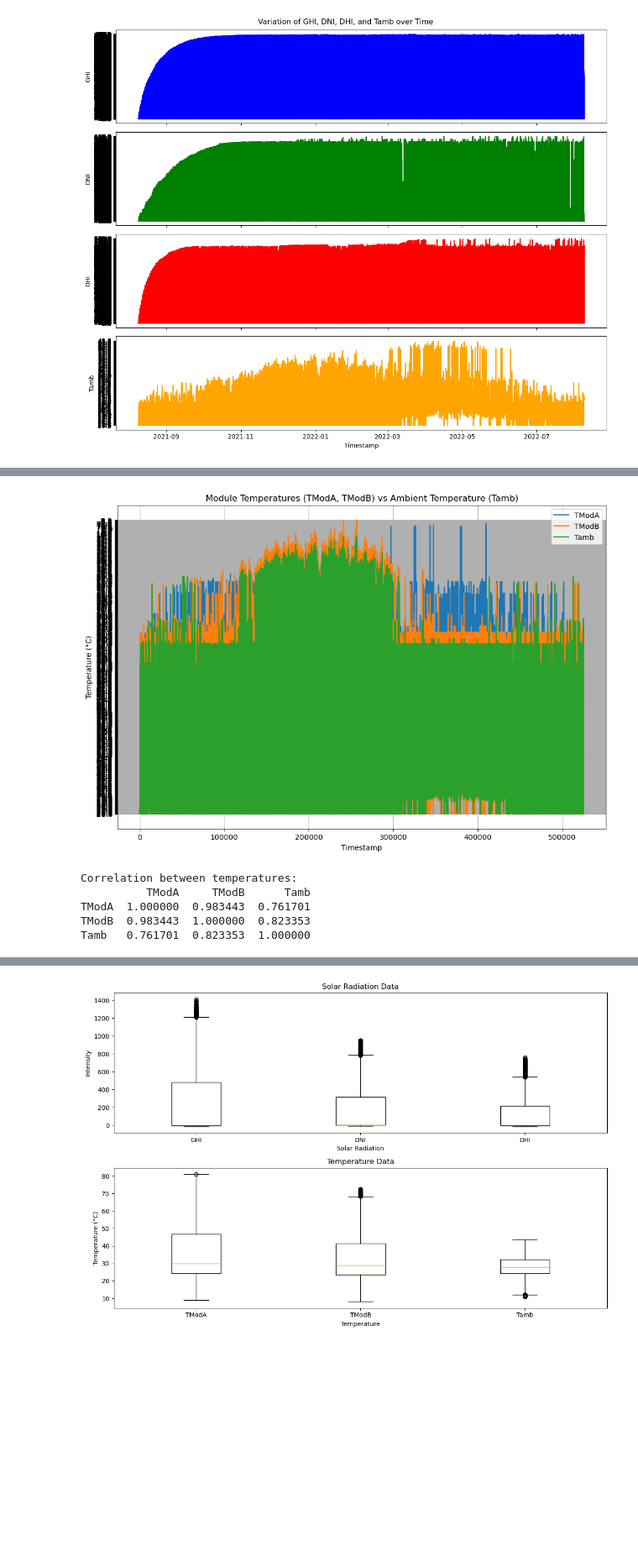
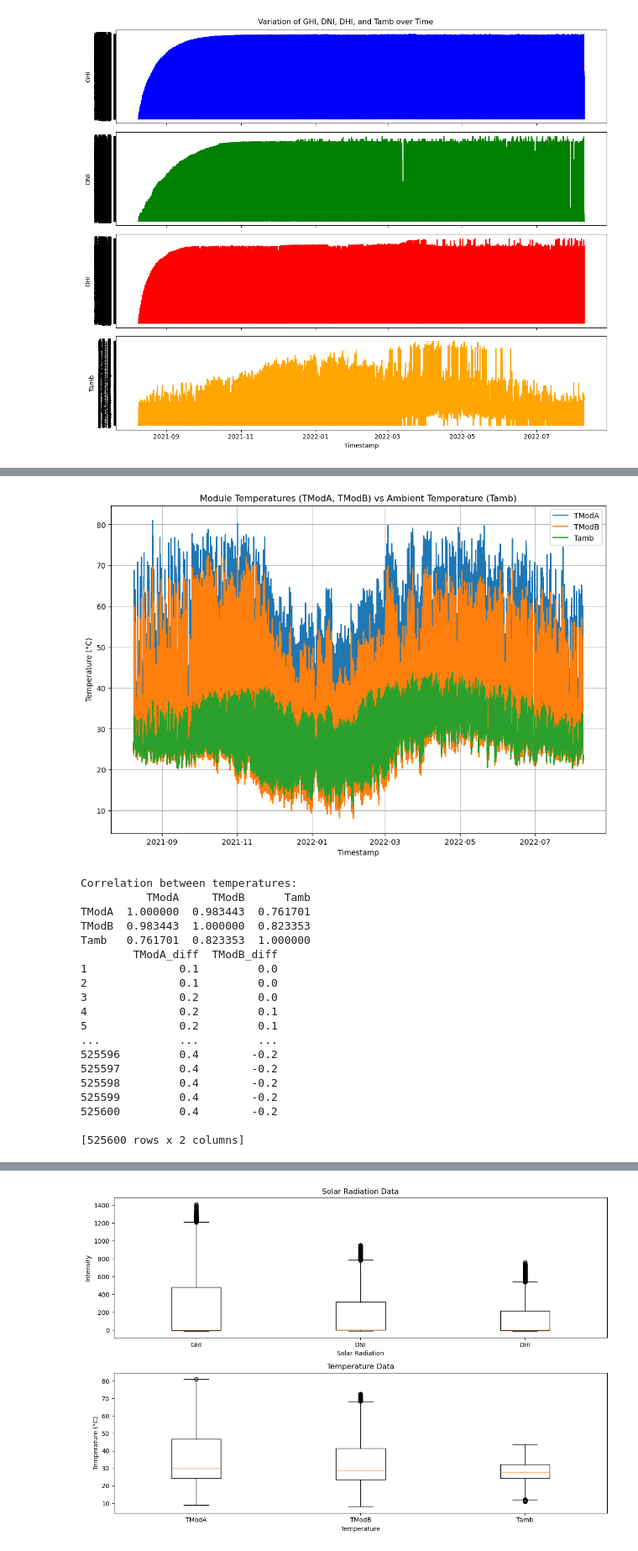
Before and after one commit to Yaadee/10-Academy-week-0, a Jupyter notebook: notebooks/EDA.ipynb, the cells around one changed output, grey strips where cells are left out. Shown at 84% size. Cells and saved outputs as stored; diff of their text form; code cells hidden in the pictures; blank space fills up the shorter version.

Commit message:
EDA for benin one city done

```diff
--- a/notebooks/EDA.ipynb
+++ b/notebooks/EDA.ipynb
@@ -142,11 +147,13 @@ wsstdev_data = pd.to_numeric(data_Benin_malanville['WSstdev'], errors='coerce').
 wd_data = pd.to_numeric(data_Benin_malanville['WD'], errors='coerce').dropna().to_numpy()
 wdstdev_data = pd.to_numeric(data_Benin_malanville['WDstdev'], errors='coerce').dropna().to_numpy()
 
+data_Benin_malanville = data_Benin_malanville[data_Benin_malanville['Timestamp'] != 'yyyy-mm-dd hh:mm']
+data_Benin_malanville['Timestamp'] = pd.to_datetime(data_Benin_malanville['Timestamp'])
 # Plot wind speed data
 plt.figure(figsize=(12, 8))
-plt.plot(data_Benin_malanville.index.to_numpy()[:len(ws_data)], ws_data, label='WS')
-plt.plot(data_Benin_malanville.index.to_numpy()[:len(wsgust_data)], wsgust_data, label='WSgust')
-plt.plot(data_Benin_malanville.index.to_numpy()[:len(wsstdev_data)], wsstdev_data, label='WSstdev')
+plt.plot(data_Benin_malanville['Timestamp'].to_numpy(), ws_data, label='WS')
+plt.plot(data_Benin_malanville['Timestamp'].to_numpy(), wsgust_data, label='WSgust')
+plt.plot(data_Benin_malanville['Timestamp'].to_numpy(), wsstdev_data, label='WSstdev')
 plt.xlabel('Timestamp')
 plt.ylabel('Wind Speed (m/s)')
 plt.title('Wind Speed Trends')
@@ -154,10 +161,12 @@ plt.legend()
 plt.grid(True)
 plt.show()
 
+
+
 # Plot wind direction data
 plt.figure(figsize=(12, 8))
-plt.plot(data_Benin_malanville.index.to_numpy()[:len(wd_data)], wd_data, label='WD')
-plt.plot(data_Benin_malanville.index.to_numpy()[:len(wdstdev_data)], wdstdev_data, label='WDstdev')
+plt.plot(data_Benin_malanville['Timestamp'].to_numpy(), wd_data, label='WD')
+plt.plot( data_Benin_malanville['Timestamp'].to_numpy(), wdstdev_data, label='WDstdev')
 plt.xlabel('Timestamp')
 plt.ylabel('Wind Direction (degrees)')
 plt.title('Wind Direction Trends')
@@ -202,48 +211,65 @@ Wind Direction Summary Statistics:
  [360.   99.4]]
 # %%
 # Plot module temperatures and ambient temperature
+
+data_Benin_malanville = data_Benin_malanville[data_Benin_malanville['Timestamp'] != 'yyyy-mm-dd hh:mm']
+data_Benin_malanville['Timestamp'] = pd.to_datetime(data_Benin_malanville['Timestamp'])
 plt.figure(figsize=(12, 8))
-plt.plot(data_Benin_malanville.index.to_numpy(), data_Benin_malanville['TModA'].to_numpy(), label='TModA')
-plt.plot(data_Benin_malanville.index.to_numpy(), data_Benin_malanville['TModB'].to_numpy(), label='TModB')
-plt.plot(data_Benin_malanville.index.to_numpy(), data_Benin_malanville['Tamb'].to_numpy(), label='Tamb')
+plt.plot(data_Benin_malanville['Timestamp'].to_numpy(), data_Benin_malanville['TModA'].to_numpy(), label='TModA')
+plt.plot(data_Benin_malanville['Timestamp'].to_numpy(), data_Benin_malanville['TModB'].to_numpy(), label='TModB')
+plt.plot(data_Benin_malanville['Timestamp'].to_numpy(), data_Benin_malanville['Tamb'].to_numpy(), label='Tamb')
 plt.xlabel('Timestamp')
 plt.ylabel('Temperature (°C)')
 plt.title('Module Temperatures (TModA, TModB) vs Ambient Temperature (Tamb)')
 plt.legend()
 plt.grid(True)
 plt.show()
 
 # Calculate correlation coefficients
 temperature_correlation = data_Benin_malanville[['TModA', 'TModB', 'Tamb']].corr()
 print("Correlation between temperatures:")
 print(temperature_correlation)
 
 # Convert temperature columns to numeric
 data_Benin_malanville['TModA'] = pd.to_numeric(data_Benin_malanville['TModA'], errors='coerce')
 data_Benin_malanville['TModB'] = pd.to_numeric(data_Benin_malanville['TModB'], errors='coerce')
 data_Benin_malanville['Tamb'] = pd.to_numeric(data_Benin_malanville['Tamb'], errors='coerce')
 
 # Calculate temperature differences
 data_Benin_malanville['TModA_diff'] = data_Benin_malanville['TModA'] - data_Benin_malanville['Tamb']
 data_Benin_malanville['TModB_diff'] = data_Benin_malanville['TModB'] - data_Benin_malanville['Tamb']
-(data_Benin_malanville[['TModA_diff', 'TModB_diff']])
+print(data_Benin_malanville[['TModA_diff', 'TModB_diff']])
 
 
 
 # Plot temperature differences
 plt.figure(figsize=(12, 8))
-plt.plot(data_Benin_malanville.index.to_numpy(), data_Benin_malanville['TModA_diff'].to_numpy(), label='TModA - Tamb')
-plt.plot(data_Benin_malanville.index.to_numpy(), data_Benin_malanville['TModB_diff'].to_numpy(), label='TModB - Tamb')
+plt.plot(data_Benin_malanville['Timestamp'].to_numpy(), data_Benin_malanville['TModA_diff'].to_numpy(), label='TModA - Tamb')
+plt.plot(data_Benin_malanville['Timestamp'].to_numpy(), data_Benin_malanville['TModB_diff'].to_numpy(), label='TModB - Tamb')
 plt.xlabel('Timestamp')
 plt.ylabel('Temperature Difference (°C)')
 plt.title('Temperature Differences (Module Temperatures - Ambient Temperature)')
 plt.legend()
 plt.grid(True)
 plt.show()
 # %% [output]
-[figure, old version]
+[figure, new version]
 Correlation between temperatures:
           TModA     TModB      Tamb
 TModA  1.000000  0.983443  0.761701
 TModB  0.983443  1.000000  0.823353
 Tamb   0.761701  0.823353  1.000000
+        TModA_diff  TModB_diff
+1              0.1         0.0
+2              0.1         0.0
+3              0.2         0.0
+4              0.2         0.1
+5              0.2         0.1
+...            ...         ...
+525596         0.4        -0.2
+525597         0.4        -0.2
+525598         0.4        -0.2
+525599         0.4        -0.2
+525600         0.4        -0.2
+
+[525600 rows x 2 columns]
```
Also changed, not shown: parts of 9 cells of this notebook, 1 other file.
